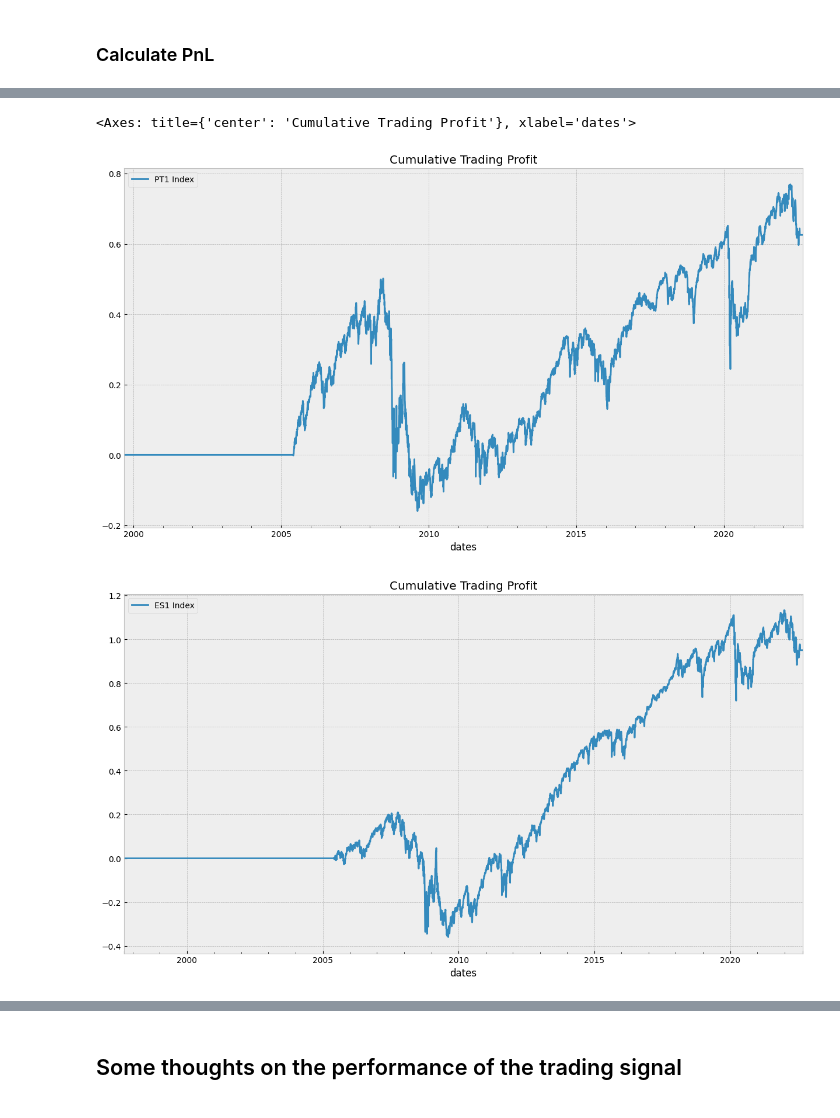
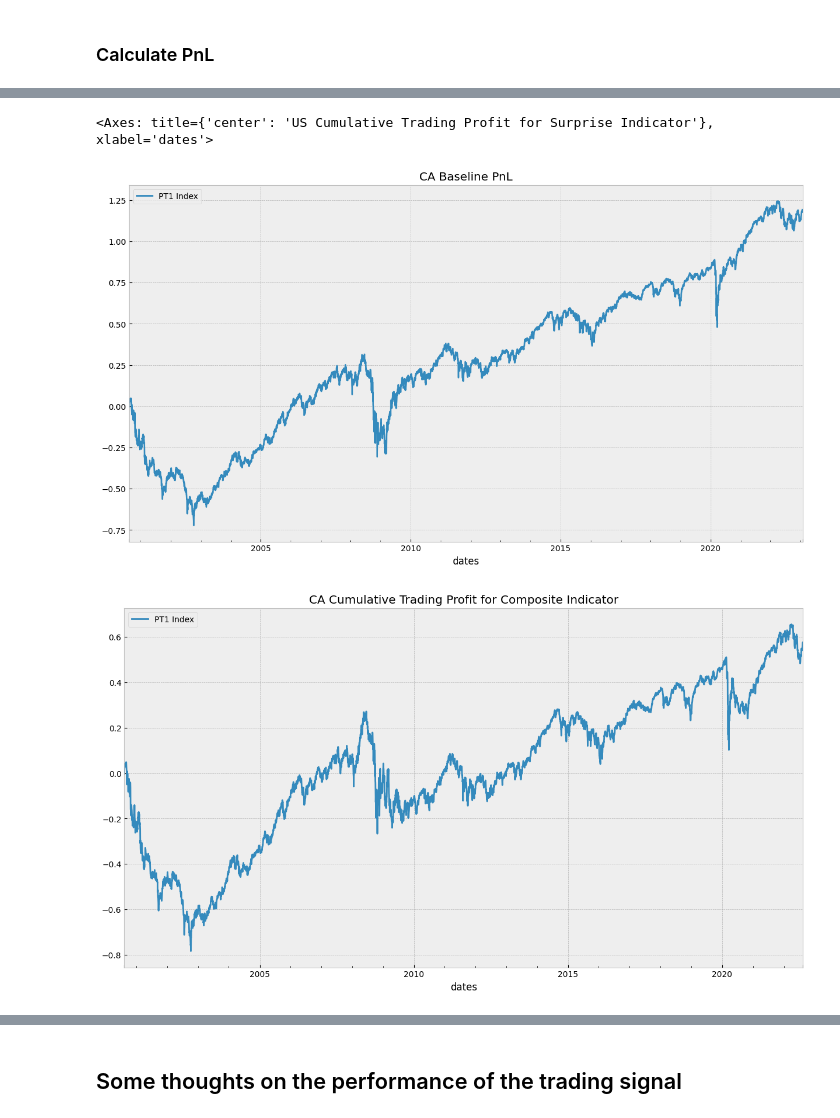
Before and after one commit to krupal-p/investment_associate_project, a Jupyter notebook: project_2/OTPP Capital Markets Investment Analytics - Interview Project Notebook.ipynb, the cells around one changed output, grey strips where cells are left out. Drawn from its saved outputs; the diff is of its cells as text; code cells hidden in the pictures.

```diff
--- a/project_2/OTPP Capital Markets Investment Analytics - Interview Project Notebook.ipynb
+++ b/project_2/OTPP Capital Markets Investment Analytics - Interview Project Notebook.ipynb
@@ -428,0 +382,8 @@ def calculate_surprise_signal(indicator: pd.Series):
+# %%
+# set the start date to the date when the composite indicator is first calculated based on when the economic data is available
+
+ca_start_date = ca_composite_indicator.dropna().index[0]
+print("Date when all indicators start having data in CA: ", ca_start_date)
+
+us_start_date = us_composite_indicator.dropna().index[0]
+print("Date when all indicators start having data in US: ", us_start_date)
@@ -430,10 +394,10 @@ def calculate_surprise_signal(indicator: pd.Series):
 ca_baseline_signal = calculate_baseline_signal(asset_prices)
 us_baseline_signal = calculate_baseline_signal(asset_prices)
 
-ca_composite_indicator_signal = calculate_composite_signal(ca_composite_indicator)
-us_composite_indicator_signal = calculate_composite_signal(us_composite_indicator)
+ca_composite_indicator_signal = calculate_indicator_signal(ca_composite_indicator)
+us_composite_indicator_signal = calculate_indicator_signal(us_composite_indicator)
 
-ca_surprise_signal = calculate_surprise_signal(ca_surprise)
-us_surprise_signal = calculate_surprise_signal(us_surprise)
+ca_surprise_signal = calculate_indicator_signal(ca_surprise)
+us_surprise_signal = calculate_indicator_signal(us_surprise)
 # %% [markdown]
 ## Show Performance of the Trading Signal
@@ -453,18 +423,19 @@ def calculate_pnl(ret, pos):
     # that's why we are shifting positon vector by one
     return ret.multiply(pos.shift(), axis=0).dropna()
 # %%
-# build the return series for each of the series
-ca_returns = asset_prices[ca_assets].pct_change()
-us_returns = asset_prices[us_assets].pct_change()
+ca_returns = asset_prices[ca_assets][
+    asset_prices[ca_assets].index > ca_start_date
+].pct_change()
+us_returns = asset_prices[us_assets][
+    asset_prices[us_assets].index > us_start_date
+].pct_change()
 
 # Resample the Signal into daily signal for composite and surprise indicator
-
-
 ca_daily_baseline_pos = ca_baseline_signal.resample("D").ffill()
 us_daily_baseline_pos = us_baseline_signal.resample("D").ffill()
 
 ca_composite_pos = ca_composite_indicator_signal.resample("D").ffill()
-ca_composite_pos = us_composite_indicator_signal.resample("D").ffill()
+us_composite_pos = us_composite_indicator_signal.resample("D").ffill()
 
 ca_surprise_daily_pos = ca_surprise_signal.resample("D").ffill()
 us_surprise_daily_pos = us_surprise_signal.resample("D").ffill()
@@ -473,9 +444,9 @@ ca_baseline_pnl = calculate_pnl(ca_returns, ca_daily_baseline_pos["signal"])
 us_baseline_pnl = calculate_pnl(us_returns, us_daily_baseline_pos["signal"])
 
 
-us_composite_pnl = calculate_pnl(us_returns, ca_composite_pos["signal"])
 ca_composite_pnl = calculate_pnl(ca_returns, ca_composite_pos["signal"])
+us_composite_pnl = calculate_pnl(us_returns, us_composite_pos["signal"])
 
 
+ca_surprise_pnl = calculate_pnl(ca_returns, ca_surprise_daily_pos["signal"])
 us_surprise_pnl = calculate_pnl(us_returns, us_surprise_daily_pos["signal"])
-ca_surprise_pnl = calculate_pnl(ca_returns, us_surprise_daily_pos["signal"])
@@ -490,8 +453,12 @@ us_baseline_pnl.cumsum().plot(label="US Baseline PnL")
 # %%
-ca_composite_pnl.cumsum().plot(title="Cumulative Trading Profit")
-
-us_composite_pnl.cumsum().plot(title="Cumulative Trading Profit")
+ca_baseline_pnl.cumsum().plot(title="CA Baseline PnL")
+ca_composite_pnl.cumsum().plot(
+    title="CA Cumulative Trading Profit for Composite Indicator",
+)
+ca_surprise_pnl.cumsum().plot(
+    title="US Cumulative Trading Profit for Surprise Indicator",
+)
 # %% [output]
-<Axes: title={'center': 'Cumulative Trading Profit'}, xlabel='dates'>
+<Axes: title={'center': 'US Cumulative Trading Profit for Surprise Indicator'}, xlabel='dates'>
-[figure, old version]
+[figure, new version]
-[figure, old version]
+[figure, new version]
```
Also changed, not shown: parts of 33 cells of this notebook, 1 other file.
